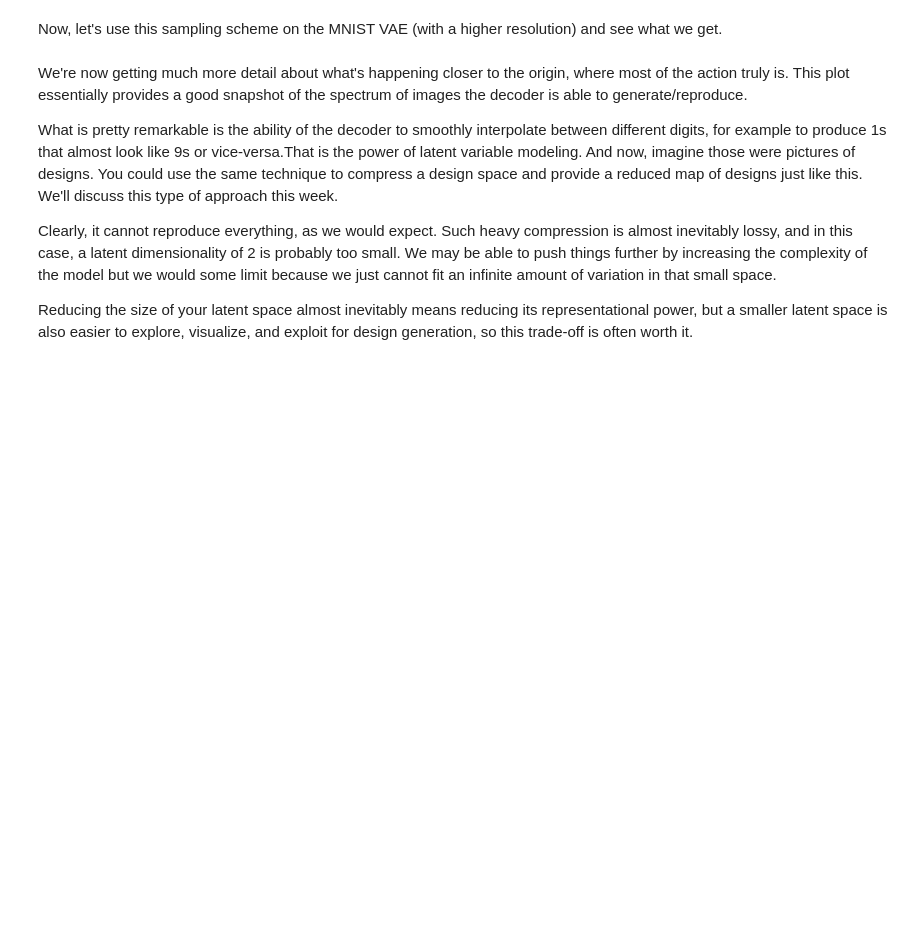
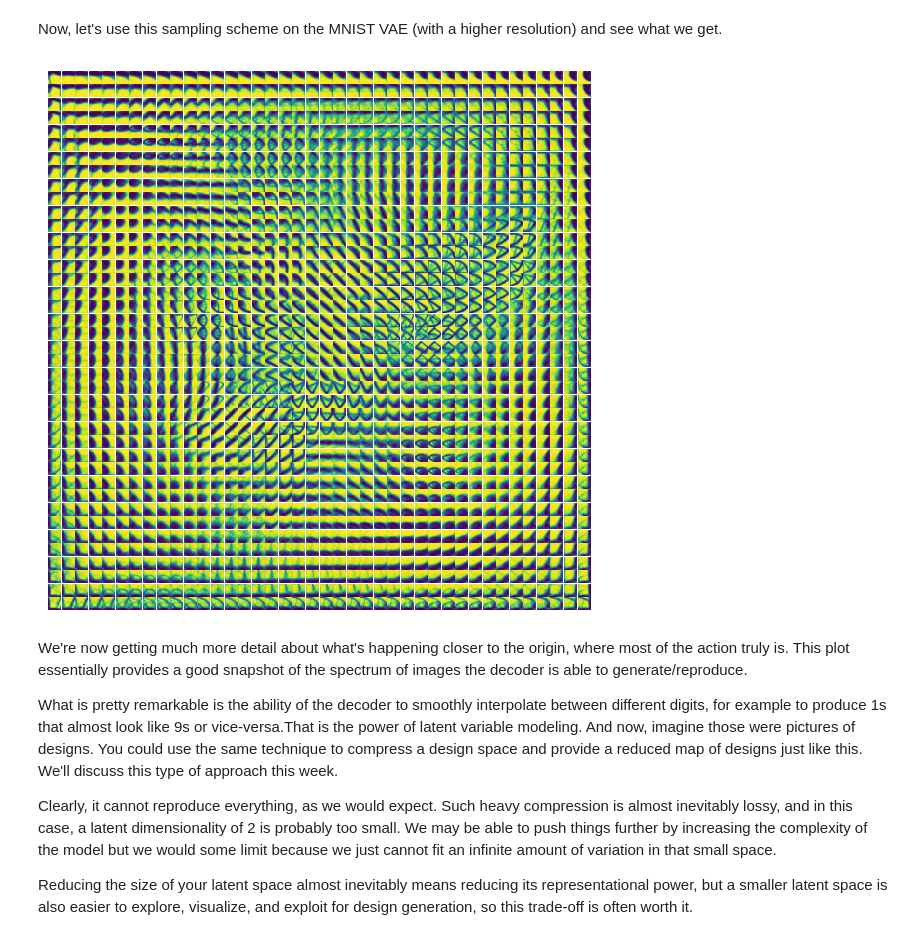
Before and after one commit to pitipatw/Fall23Project, a Jupyter notebook: src/pitipat/hello_vae.ipynb, the cells around one changed output. Cells and saved outputs as stored; diff of their text form; code cells hidden in the pictures; blank space fills up the shorter version.

```diff
--- a/src/pitipat/hello_vae.ipynb
+++ b/src/pitipat/hello_vae.ipynb
@@ -623,26 +690,28 @@ plt.show()
 # %% [markdown]
 Now, let's use this sampling scheme on the MNIST VAE (with a higher resolution) and see what we get.
 # %%
-n = 20  # number of images per rows columns
+n = 40  # number of images per rows columns
 
 # grid sampling in latent space
 z = scipy.stats.norm.ppf(np.linspace(0.005, 0.995, n))
 Z1, Z2 = np.meshgrid(z, z)
 Z = np.vstack([Z1.flatten(), Z2.flatten()]).T
 
 # decode samples
 ims = vae_model.decoder(torch.tensor(Z).float().to(device).unsqueeze(0)).detach().cpu()
 
 # plot
 fig, axes = plt.subplots(n, n, figsize=(7, 7))
 fig.subplots_adjust(hspace=0.05, wspace=0.05)
 count = 0
 for k in range(0, ims.shape[0]):
     i, j = int(count / n), int(count % n)
     axes[i, j].imshow(ims[k, 0, :, :])
     axes[i, j].axis("off")
     count += 1
 plt.show()
+# %% [output]
+[figure, added]
 # %% [markdown]
 We're now getting much more detail about what's happening closer to the origin, where most of the action truly is. This plot essentially provides a good snapshot of the spectrum of images the decoder is able to generate/reproduce.
 
```
Also changed, not shown: parts of 18 cells of this notebook, 1 other file.
